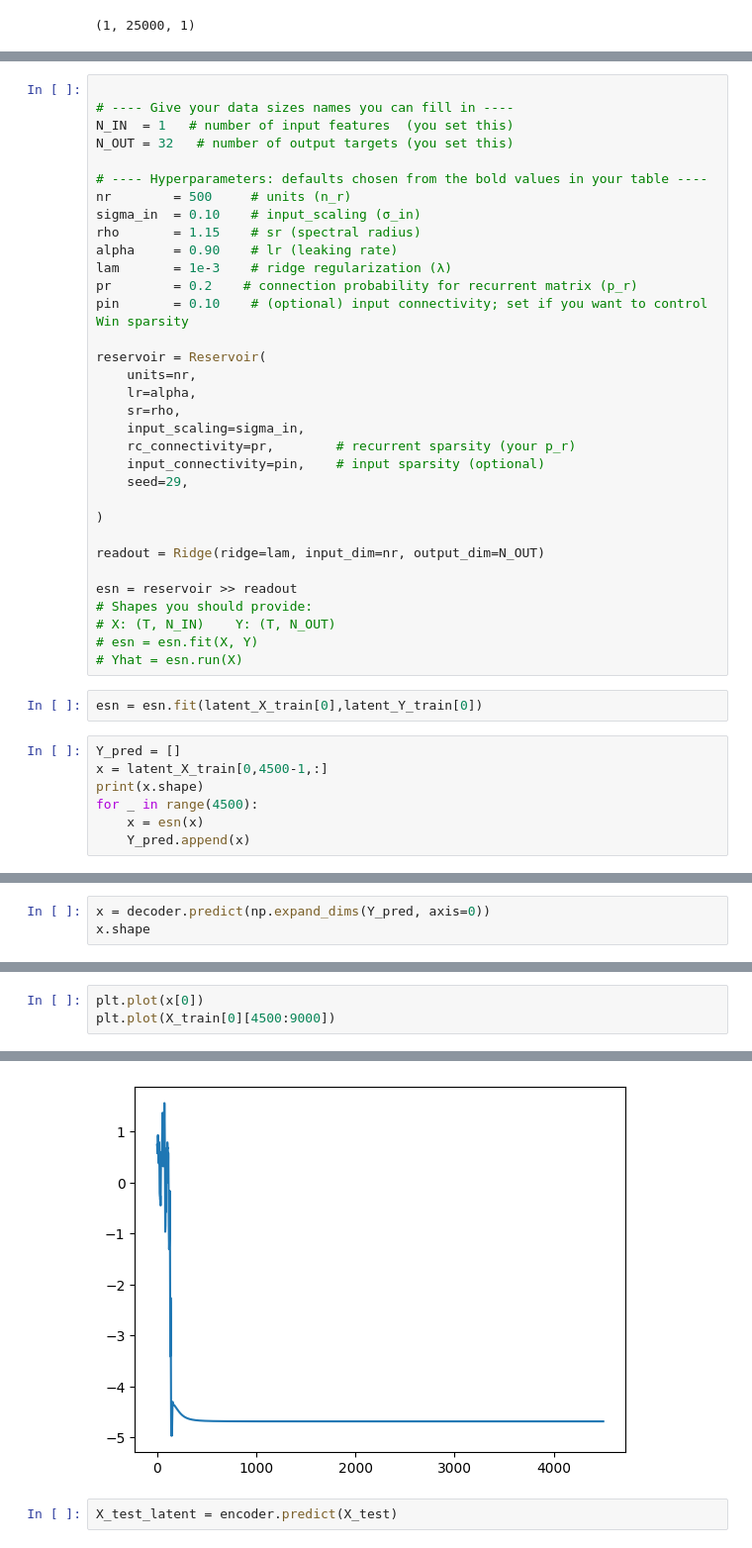
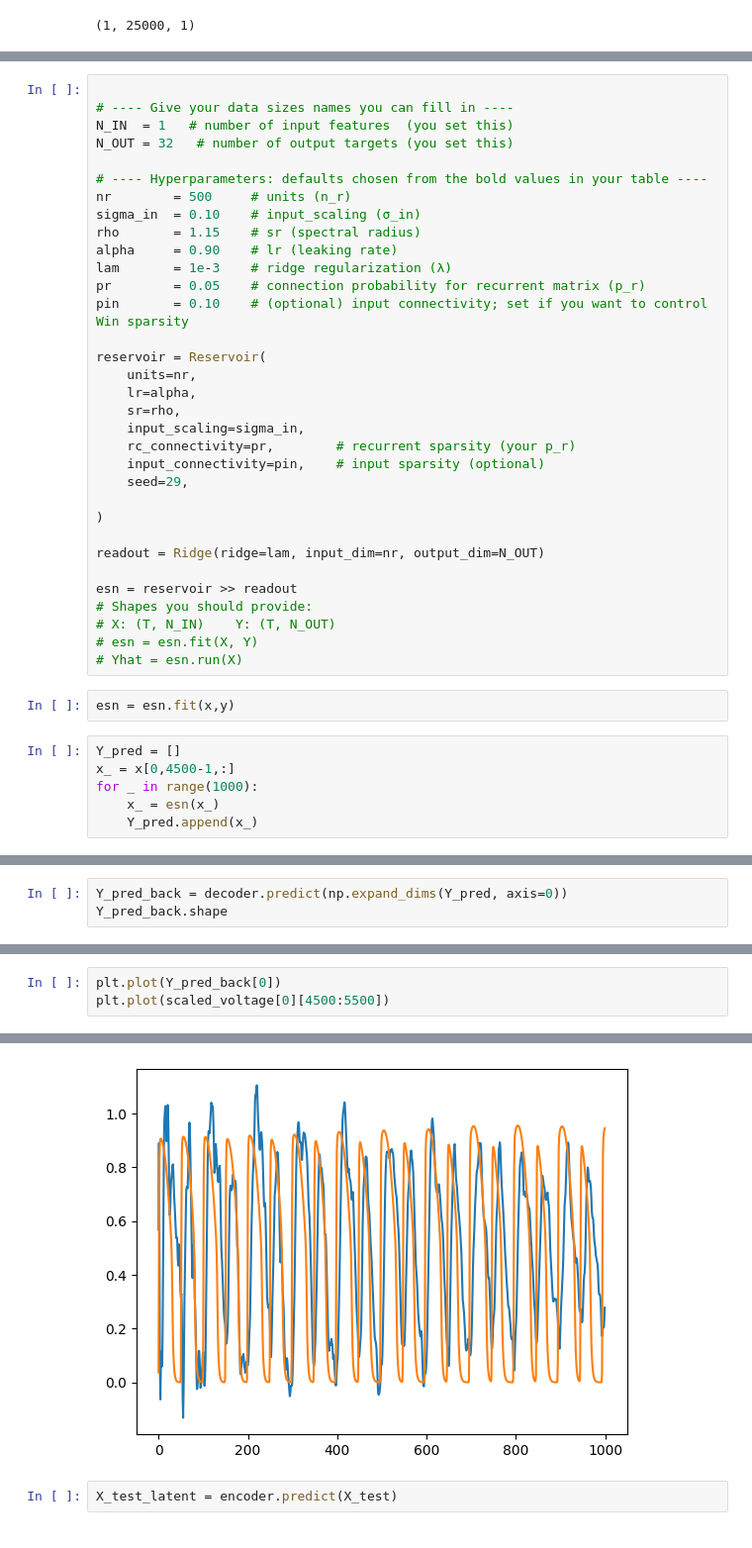
Before and after one commit to William-XiaodongAn/ML_cardiac_prediction, a Jupyter notebook: AE_RC/Reservoir Computing.ipynb, the cells around one changed output, grey strips where cells are left out. Shown at 99% size. Drawn from its saved outputs; the diff is of its cells as text.

```diff
--- a/AE_RC/Reservoir Computing.ipynb
+++ b/AE_RC/Reservoir Computing.ipynb
@@ -189,7 +179,7 @@ sigma_in  = 0.10    # input_scaling (σ_in)
 rho       = 1.15    # sr (spectral radius)
 alpha     = 0.90    # lr (leaking rate)
 lam       = 1e-3    # ridge regularization (λ)
-pr        = 0.2    # connection probability for recurrent matrix (p_r)
+pr        = 0.05    # connection probability for recurrent matrix (p_r)
 pin       = 0.10    # (optional) input connectivity; set if you want to control Win sparsity
 
 reservoir = Reservoir(
@@ -211,11 +201,10 @@ esn = reservoir >> readout
 # esn = esn.fit(X, Y)
 # Yhat = esn.run(X)
 # %%
-esn = esn.fit(latent_X_train[0],latent_Y_train[0])
+esn = esn.fit(x,y)
 # %%
 Y_pred = []
-x = latent_X_train[0,4500-1,:]
-print(x.shape)
-for _ in range(4500):
-    x = esn(x)
-    Y_pred.append(x)
+x_ = x[0,4500-1,:]
+for _ in range(1000):
+    x_ = esn(x_)
+    Y_pred.append(x_)
@@ -228,4 +215,4 @@ np.array(Y_pred).shape
 # %%
-x = decoder.predict(np.expand_dims(Y_pred, axis=0))
-x.shape
+Y_pred_back = decoder.predict(np.expand_dims(Y_pred, axis=0))
+Y_pred_back.shape
 # %% [output]
@@ -234,9 +221,9 @@ x.shape
 # %%
-plt.plot(x[0])
-plt.plot(X_train[0][4500:9000])
+plt.plot(Y_pred_back[0])
+plt.plot(scaled_voltage[0][4500:5500])
 # %% [output]
 [<matplotlib.lines.Line2D at 0x...>]
-[figure, old version]
+[figure, new version]
 # %%
 X_test_latent = encoder.predict(X_test)
 # %% [output]
```
Also changed, not shown: parts of 11 cells of this notebook, 3 other files.
